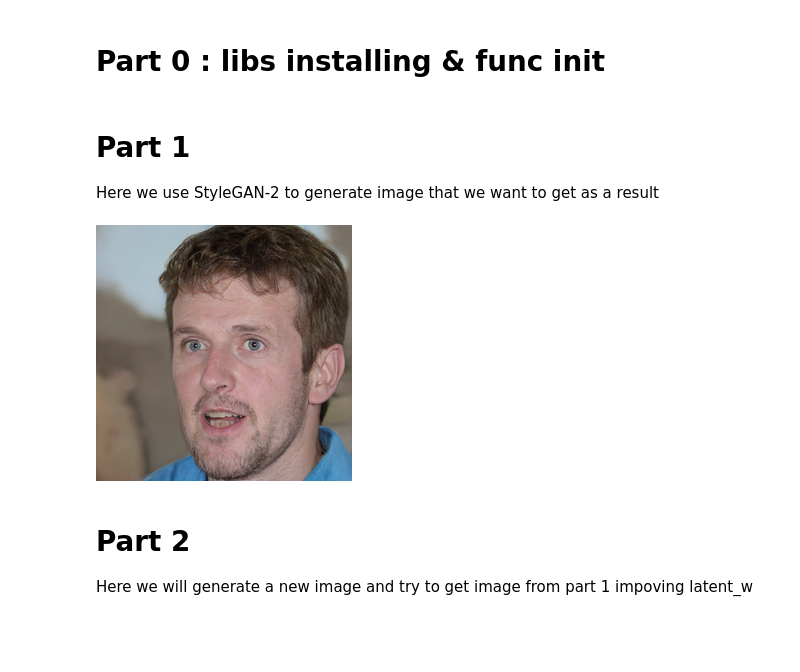
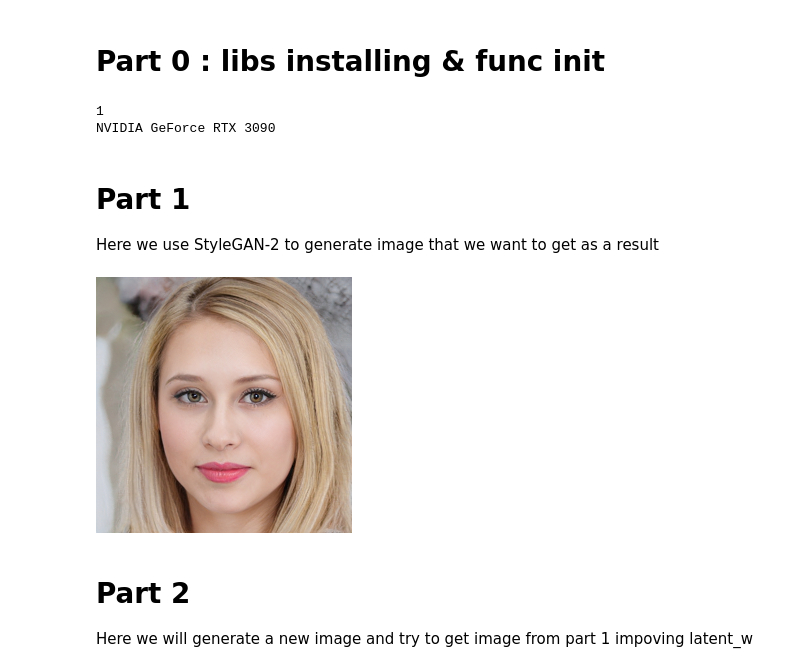
Before and after one commit to Kat-ies/Diploma, a Jupyter notebook: Diploma.ipynb, the cells around one changed output. Cells and saved outputs as stored; diff of their text form; code cells hidden in the pictures; blank space fills up the shorter version.

```diff
--- a/Diploma.ipynb
+++ b/Diploma.ipynb
@@ -12,10 +14,10 @@ os.environ["CUDA_VISIBLE_DEVICES"]="0"
 
 import torch
 from torchvision import transforms
+import torchvision
 
 print(torch.cuda.device_count())
 print(torch.cuda.get_device_name(0))
-
 def img_to_tensor(img):
     convert_tensor = transforms.ToTensor()
     return convert_tensor(img)
@@ -23,6 +25,19 @@ def img_to_tensor(img):
 def tensor_to_img(tensor):
     conv = transforms.ToPILImage()
     return conv(tensor)
+
+def normalize_image(tensor):
+    transform = torchvision.transforms.Compose([
+    torchvision.transforms.ToTensor(),
+    torchvision.transforms.Normalize(
+        mean=[0.485, 0.456, 0.406],
+        std=[0.229, 0.224, 0.225],
+    ),
+    ])
+    return transform(tensor)
+# %% [output]
+1
+NVIDIA GeForce RTX 3090
 # %%
 import torch
 from torchvision import utils
@@ -67,27 +82,27 @@ img_size=256
 generator = init_generator(ckpt = 'C:/Users/Tony/Downloads/550000.pt', img_size=img_size)
 trunc = generator.mean_latent(int(math.log(img_size, 2)) * 2 - 2)
 # %%
-torch.manual_seed(42)
+torch.manual_seed(9)
 
-sample_z = torch.randn(1, latent_len, dtype=torch.float32, device=torch.device(device))
+sample_z = torch.randn(1, latent_len, dtype=torch.float32, device=torch.device(device)).uniform_(-1, 1)
 latent_w = torch.tensor(generator.get_latent(sample_z))
 
 goal_image, goal_latent = generator([latent_w], truncation=truncation, truncation_latent=trunc, input_is_latent=True, return_latents=True)
 
 utils.save_image(
     goal_image,
     f"sample/goal.png",
     nrow=1,
     normalize=True,
     range=(-1, 1),
 )
 
 goal_image.to(device)
 
 goal_img = Image.open('sample/goal.png')
 goal_img
 # %% [output]
-[figure, old version]
+[figure, new version]
 # %% [markdown]
 # **Part 2**
 Here we will generate a new image and try to get image from part 1 impoving latent_w
```
Also changed, not shown: parts of 7 cells of this notebook.
